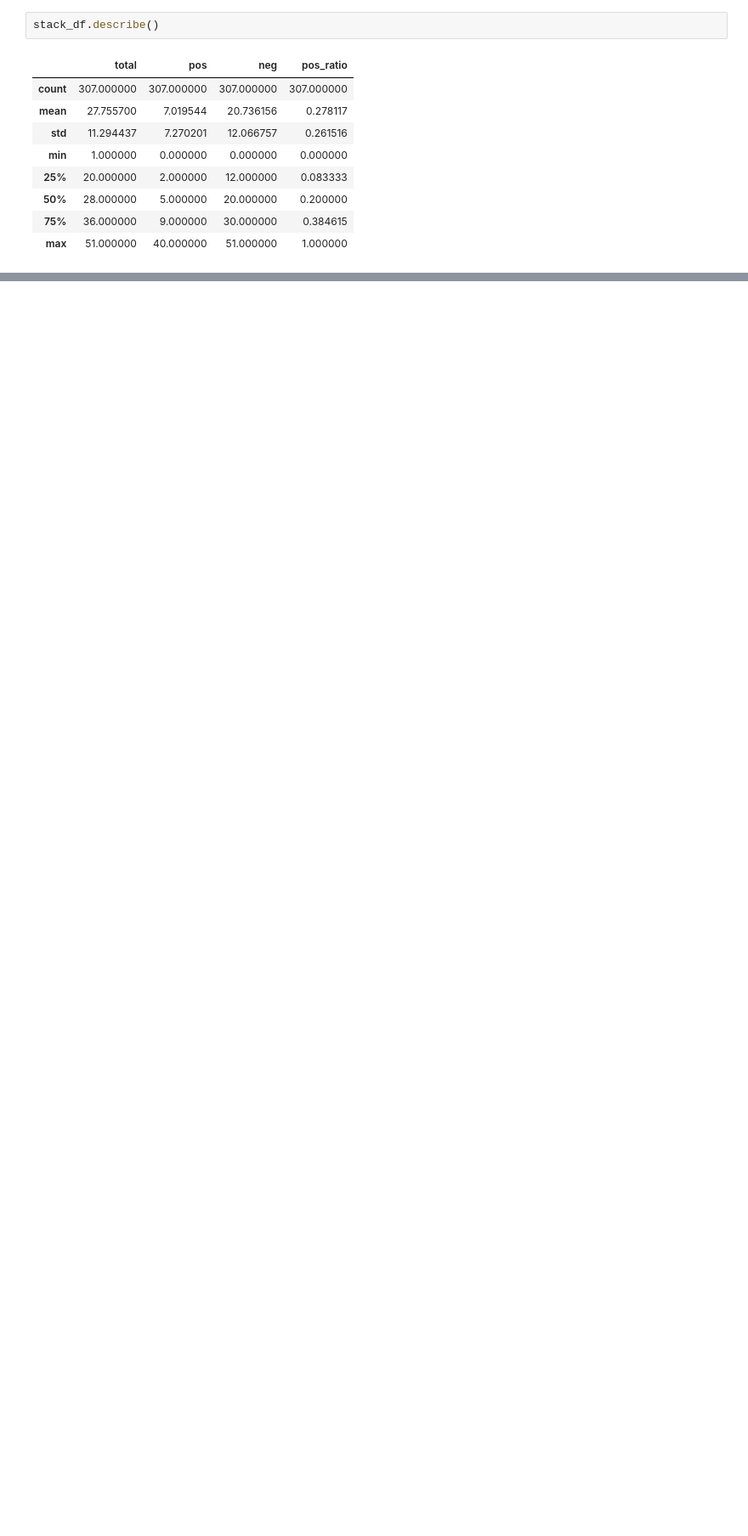
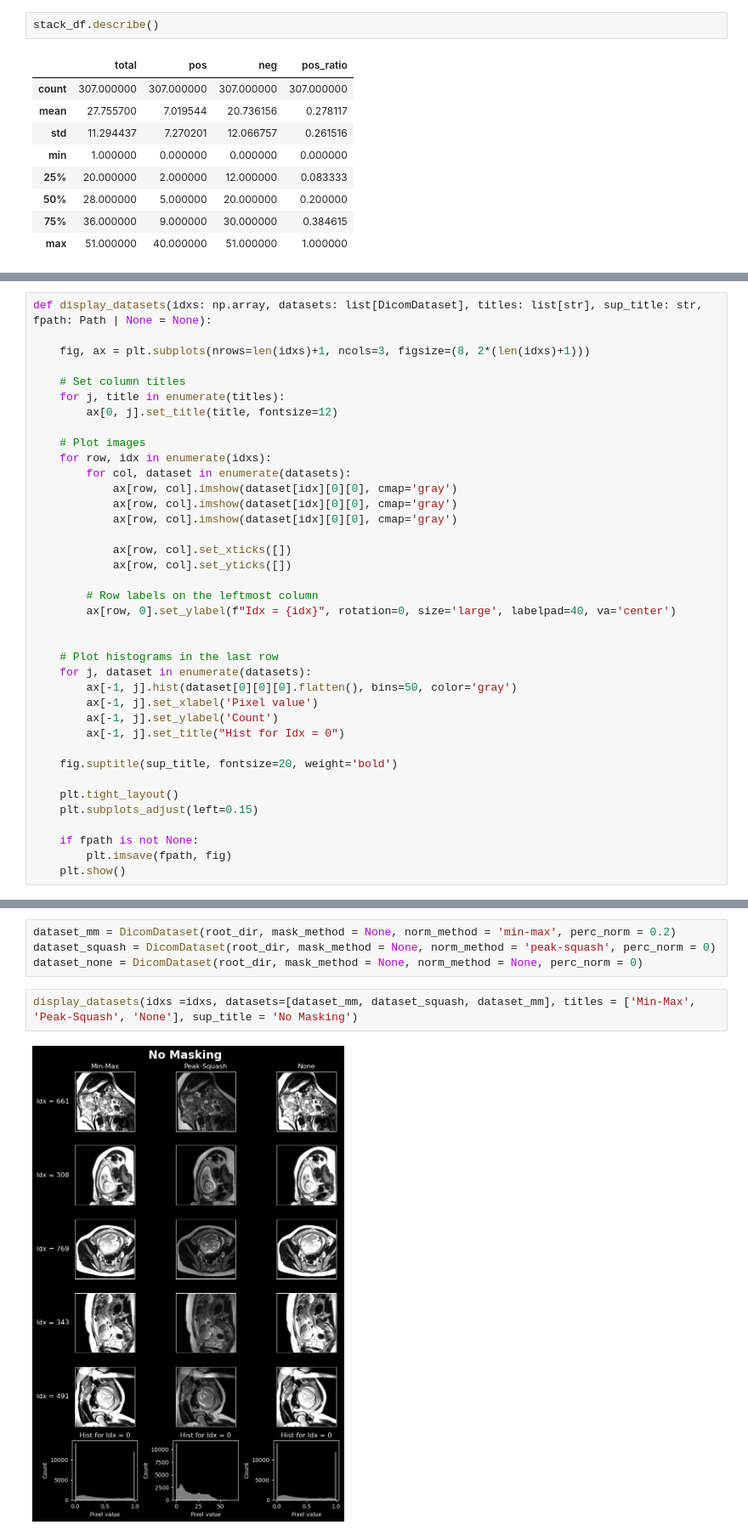
Before and after one commit to MedicalVisionGroup/FetalBrainIQA, a Jupyter notebook: src/explore_data.ipynb, the cells around one changed output, grey strips where cells are left out. Shown at 85% size. Cells and saved outputs as stored; diff of their text form; blank space fills up the shorter version.

```diff
--- a/src/explore_data.ipynb
+++ b/src/explore_data.ipynb
@@ -86,0 +88,38 @@ stack_df.describe()
+# %%
+def display_datasets(idxs: np.array, datasets: list[DicomDataset], titles: list[str], sup_title: str, fpath: Path | None = None):
+
+    fig, ax = plt.subplots(nrows=len(idxs)+1, ncols=3, figsize=(8, 2*(len(idxs)+1)))
+
+    # Set column titles
+    for j, title in enumerate(titles):
+        ax[0, j].set_title(title, fontsize=12)
+
+    # Plot images
+    for row, idx in enumerate(idxs):
+        for col, dataset in enumerate(datasets):
+            ax[row, col].imshow(dataset[idx][0][0], cmap='gray')
+            ax[row, col].imshow(dataset[idx][0][0], cmap='gray')
+            ax[row, col].imshow(dataset[idx][0][0], cmap='gray')
+
+            ax[row, col].set_xticks([])
+            ax[row, col].set_yticks([])
+
+        # Row labels on the leftmost column
+        ax[row, 0].set_ylabel(f"Idx = {idx}", rotation=0, size='large', labelpad=40, va='center')
+
+
+    # Plot histograms in the last row
+    for j, dataset in enumerate(datasets):
+        ax[-1, j].hist(dataset[0][0][0].flatten(), bins=50, color='gray')
+        ax[-1, j].set_xlabel('Pixel value')
+        ax[-1, j].set_ylabel('Count')
+        ax[-1, j].set_title("Hist for Idx = 0")
+
+    fig.suptitle(sup_title, fontsize=20, weight='bold')
+
+    plt.tight_layout()
+    plt.subplots_adjust(left=0.15)
+
+    if fpath is not None:
+        plt.imsave(fpath, fig)
+    plt.show()
@@ -86,0 +128,8 @@ stack_df.describe()
+# %%
+dataset_mm = DicomDataset(root_dir, mask_method = None, norm_method = 'min-max', perc_norm = 0.2)
+dataset_squash = DicomDataset(root_dir, mask_method = None, norm_method = 'peak-squash', perc_norm = 0)
+dataset_none = DicomDataset(root_dir, mask_method = None, norm_method = None, perc_norm = 0)
+# %%
+display_datasets(idxs =idxs, datasets=[dataset_mm, dataset_squash, dataset_mm], titles = ['Min-Max', 'Peak-Squash', 'None'], sup_title = 'No Masking')
+# %% [output]
+[figure, added]
```
Also changed, not shown: parts of 13 cells of this notebook, 6 other files.
